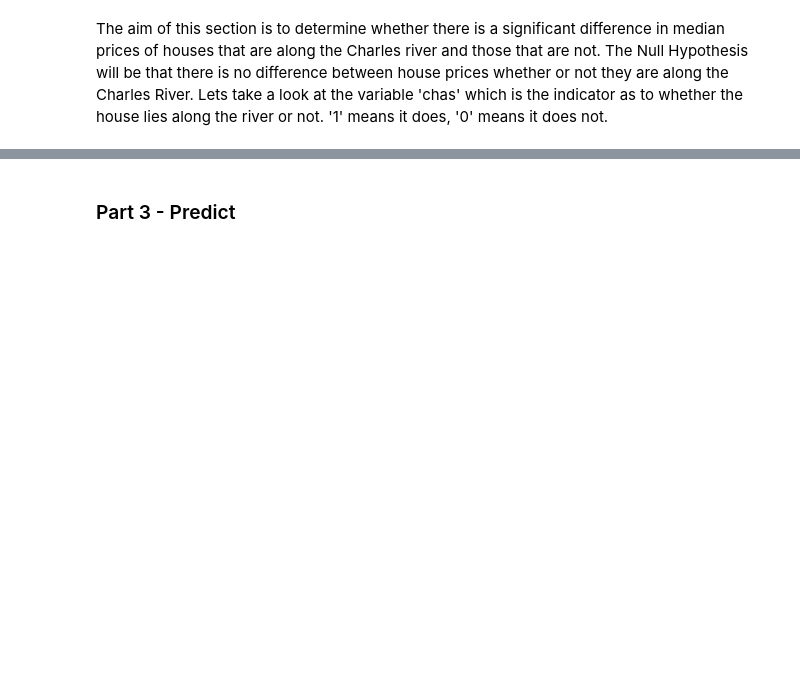
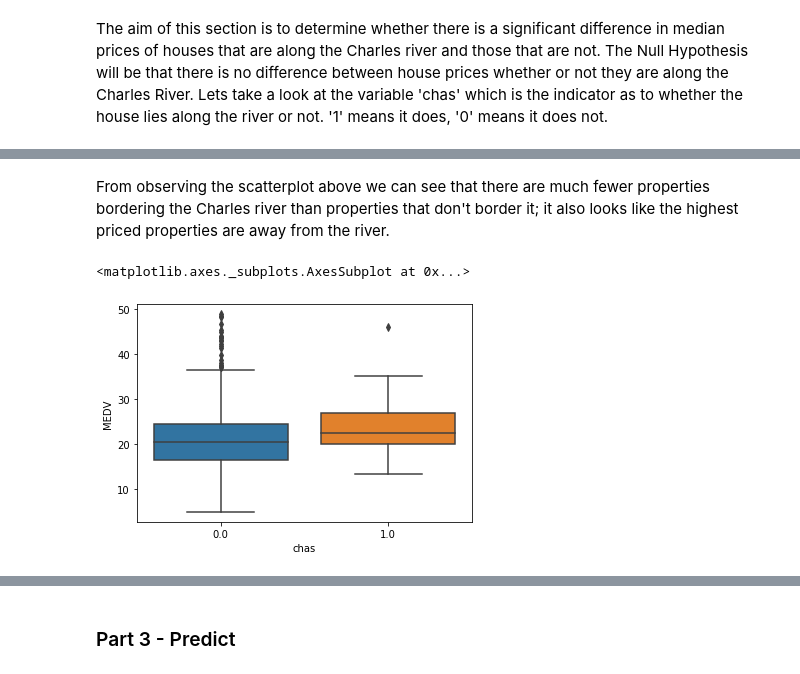
Before and after one commit to paulacduffy/machine-learning-assessment, a Jupyter notebook: The Boston Housing Dataset - An Analysis.ipynb, the cells around one changed output, grey strips where cells are left out. Cells and saved outputs as stored; diff of their text form; code cells hidden in the pictures; blank space fills up the shorter version.

```diff
--- a/The Boston Housing Dataset - An Analysis.ipynb
+++ b/The Boston Housing Dataset - An Analysis.ipynb
@@ -165,0 +166,7 @@ sns.stripplot(x="chas", y = 'MEDV', data = df)
+# %% [markdown]
+From observing the scatterplot above we can see that there are much fewer properties bordering the Charles river than properties that don't border it; it also looks like the highest priced properties are away from the river.
+# %%
+sns.boxplot(x = "chas", y = "MEDV", data = df)
+# %% [output]
+<matplotlib.axes._subplots.AxesSubplot at 0x...>
+[figure, added]
```
Also changed, not shown: parts of 2 cells of this notebook.
